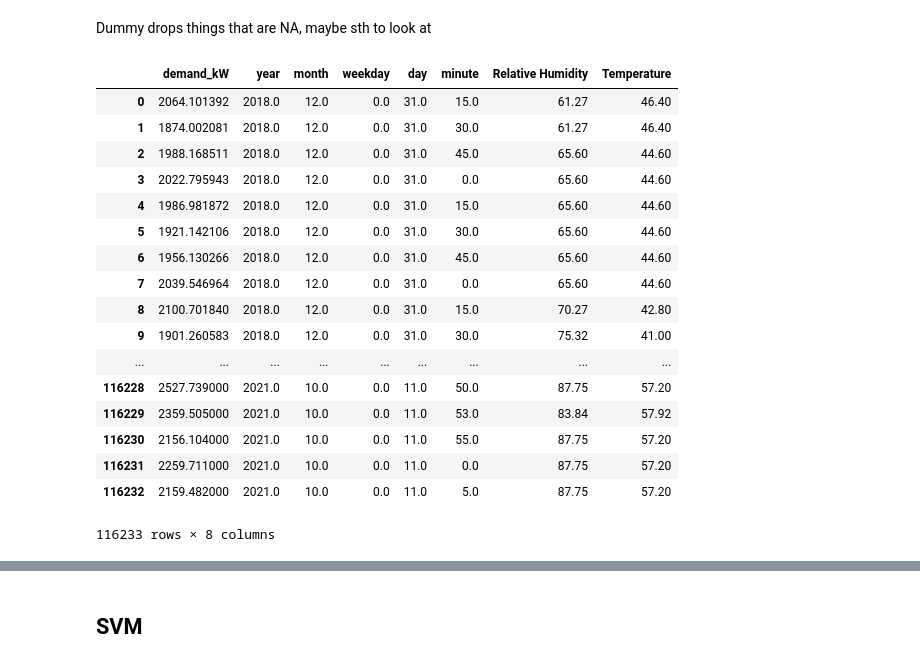
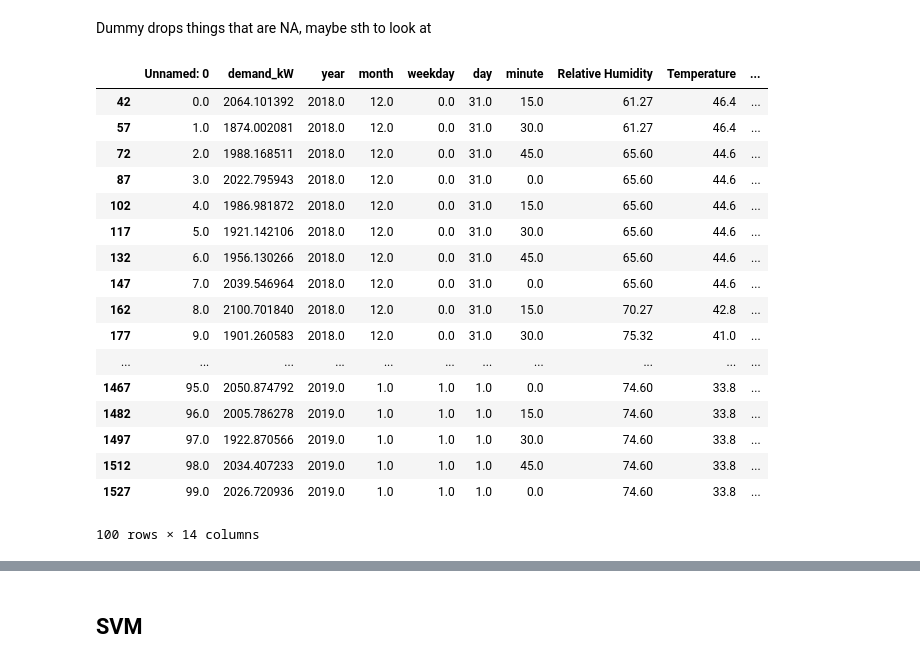
Before and after one commit to Robpennekamp/AppliedMachineLearning, a Jupyter notebook: Model Training by Sonja.ipynb, the cells around one changed output, grey strips where cells are left out. Saved outputs shown, nothing was run; the diff lists cells and outputs as text; code cells hidden in the pictures.

Commit message:
load features and attach them to the base_df

```diff
--- a/Model Training by Sonja.ipynb
+++ b/Model Training by Sonja.ipynb
@@ -62,0 +109,10 @@ train
+# %%
+#load data
+pallet_move_5min = load_data('pallet_movement_5min_ft.csv')
+#rename column
+pallet_move_5min.rename(columns = {'quantity' : 'pallet_movement_5min'}, inplace = True)
+#make index a datetime object and set as index
+pallet_move_5min['datetime_local'] = pd.to_datetime(pallet_move_5min['datetime_local'])
+pallet_move_5min.set_index('datetime_local', inplace = True)
+#delete duplicates
+pallet_move_5min = pallet_move_5min.loc[~pallet_move_5min.index.duplicated()]
@@ -66,12 +163,15 @@ base_df = train.copy()
 base_weather = weather.copy()
 
 #Remove unnecessary columns
-base_df = base_df.drop('Unnamed: 0', axis=1)
+#base_df = base_df.drop('Unnamed: 0', axis=1)
 base_weather = base_weather.drop(['Unnamed: 0', 'Unnamed: 0.1'], axis=1)
 base_weather["localstrptime"]= pd.to_datetime(base_weather["localstrptime"])
 base_df['datetime_local'] = pd.to_datetime(base_df['datetime_local'])
 base_weather = base_weather.rename(columns={'localstrptime':'datetime_local'})
 #base_weather['datetime_local'] = [datetime.datetime.strptime(x, 'yyyy/MM/dd HH:mm:SS') for x in base_weather['localstrptime']]
+
+#Add pallet movements feature
+##
 
 #Add time columns.
 addtimecol(base_df, 'datetime_local')
@@ -82,12 +182,16 @@ base_weather.set_index('datetime_local', inplace=True)
 
 #Concatenate the weather DataFrame to the base DataFrame
 base_df = pd.concat([base_df, base_weather], axis=1)
-base_df = pd.concat
 
-#Concatenate the weight features
+#Concatenate the incoming weight dataframe with the base dataframe
+base_df = pd.concat([base_df, incoming_weight_1h], axis=1)
+base_df = pd.concat([base_df, incoming_weight_5h], axis=1)
+base_df = pd.concat([base_df, incoming_weight_10h], axis=1)
+base_df = pd.concat([base_df, incoming_weight_23h], axis=1)
 
-
+#Concatenate the pallet movement feature
+base_df = pd.concat([base_df, pallet_move_5min], axis = 1)
 
 # Drop all NaN values\n"
-base_df.dropna(subset=['demand_kW', 'Temperature'])
+#base_df.dropna(subset=['demand_kW', 'Temperature'])
 # %% [output]
@@ -135,32 +199,40 @@ base_df
 # %% [markdown]
 Dummy drops things that are NA, maybe sth to look at
 # %%
-dummy_df = base_df.dropna(subset=['demand_kW', 'Temperature', 'Relative Humidity'])
+#dummy_df = base_df.dropna(subset=['demand_kW', 'Temperature', 'Relative Humidity'])
+
+dummy_df = base_df.copy()
 dummy_df = dummy_df.reset_index()
 dummy_df = dummy_df.drop(['hour'], axis=1)
 dummy_df = dummy_df.drop(['datetime'], axis=1)
 dummy_df = dummy_df.drop(['datetime_local'], axis=1)
 dummy_df = dummy_df.drop(['datetime_UTC'], axis=1)
 dummy_df
+
+dummy_normalized_df = dummy_df.copy()
+#Still drop demand_kW NaNs
+dummy_normalized_df = dummy_normalized_df.dropna(subset=['demand_kW'], axis=0)
-# %% [output]
-|  | demand_kW | year | month | weekday | day | minute | Relative Humidity | Temperature |
-| 0 | 2064.101392 | 2018.0 | 12.0 | 0.0 | 31.0 | 15.0 | 61.27 | 46.40 |
-| 1 | 1874.002081 | 2018.0 | 12.0 | 0.0 | 31.0 | 30.0 | 61.27 | 46.40 |
-| 2 | 1988.168511 | 2018.0 | 12.0 | 0.0 | 31.0 | 45.0 | 65.60 | 44.60 |
-| 3 | 2022.795943 | 2018.0 | 12.0 | 0.0 | 31.0 | 0.0 | 65.60 | 44.60 |
-| 4 | 1986.981872 | 2018.0 | 12.0 | 0.0 | 31.0 | 15.0 | 65.60 | 44.60 |
-| 5 | 1921.142106 | 2018.0 | 12.0 | 0.0 | 31.0 | 30.0 | 65.60 | 44.60 |
-| 6 | 1956.130266 | 2018.0 | 12.0 | 0.0 | 31.0 | 45.0 | 65.60 | 44.60 |
-| 7 | 2039.546964 | 2018.0 | 12.0 | 0.0 | 31.0 | 0.0 | 65.60 | 44.60 |
-| 8 | 2100.701840 | 2018.0 | 12.0 | 0.0 | 31.0 | 15.0 | 70.27 | 42.80 |
-| 9 | 1901.260583 | 2018.0 | 12.0 | 0.0 | 31.0 | 30.0 | 75.32 | 41.00 |
-| ... | ... | ... | ... | ... | ... | ... | ... | ... |
-| 116228 | 2527.739000 | 2021.0 | 10.0 | 0.0 | 11.0 | 50.0 | 87.75 | 57.20 |
-| 116229 | 2359.505000 | 2021.0 | 10.0 | 0.0 | 11.0 | 53.0 | 83.84 | 57.92 |
-| 116230 | 2156.104000 | 2021.0 | 10.0 | 0.0 | 11.0 | 55.0 | 87.75 | 57.20 |
-| 116231 | 2259.711000 | 2021.0 | 10.0 | 0.0 | 11.0 | 0.0 | 87.75 | 57.20 |
-| 116232 | 2159.482000 | 2021.0 | 10.0 | 0.0 | 11.0 | 5.0 | 87.75 | 57.20 |
-116233 rows × 8 columns
+# %%
+dummy_normalized_df[0:100]
+# %% [output]
+|  | Unnamed: 0 | demand_kW | year | month | weekday | day | minute | Relative Humidity | Temperature | ... |
+| 42 | 0.0 | 2064.101392 | 2018.0 | 12.0 | 0.0 | 31.0 | 15.0 | 61.27 | 46.4 | ... |
+| 57 | 1.0 | 1874.002081 | 2018.0 | 12.0 | 0.0 | 31.0 | 30.0 | 61.27 | 46.4 | ... |
+| 72 | 2.0 | 1988.168511 | 2018.0 | 12.0 | 0.0 | 31.0 | 45.0 | 65.60 | 44.6 | ... |
+| 87 | 3.0 | 2022.795943 | 2018.0 | 12.0 | 0.0 | 31.0 | 0.0 | 65.60 | 44.6 | ... |
+| 102 | 4.0 | 1986.981872 | 2018.0 | 12.0 | 0.0 | 31.0 | 15.0 | 65.60 | 44.6 | ... |
+| 117 | 5.0 | 1921.142106 | 2018.0 | 12.0 | 0.0 | 31.0 | 30.0 | 65.60 | 44.6 | ... |
+| 132 | 6.0 | 1956.130266 | 2018.0 | 12.0 | 0.0 | 31.0 | 45.0 | 65.60 | 44.6 | ... |
+| 147 | 7.0 | 2039.546964 | 2018.0 | 12.0 | 0.0 | 31.0 | 0.0 | 65.60 | 44.6 | ... |
+| 162 | 8.0 | 2100.701840 | 2018.0 | 12.0 | 0.0 | 31.0 | 15.0 | 70.27 | 42.8 | ... |
+| 177 | 9.0 | 1901.260583 | 2018.0 | 12.0 | 0.0 | 31.0 | 30.0 | 75.32 | 41.0 | ... |
+| ... | ... | ... | ... | ... | ... | ... | ... | ... | ... | ... |
+| 1467 | 95.0 | 2050.874792 | 2019.0 | 1.0 | 1.0 | 1.0 | 0.0 | 74.60 | 33.8 | ... |
+| 1482 | 96.0 | 2005.786278 | 2019.0 | 1.0 | 1.0 | 1.0 | 15.0 | 74.60 | 33.8 | ... |
+| 1497 | 97.0 | 1922.870566 | 2019.0 | 1.0 | 1.0 | 1.0 | 30.0 | 74.60 | 33.8 | ... |
+| 1512 | 98.0 | 2034.407233 | 2019.0 | 1.0 | 1.0 | 1.0 | 45.0 | 74.60 | 33.8 | ... |
+| 1527 | 99.0 | 2026.720936 | 2019.0 | 1.0 | 1.0 | 1.0 | 0.0 | 74.60 | 33.8 | ... |
+100 rows × 14 columns
 # %%
 from sklearn.model_selection import cross_val_score
 from sklearn.naive_bayes import GaussianNB
```
Also changed, not shown: parts of 20 cells of this notebook, 1 other file.
